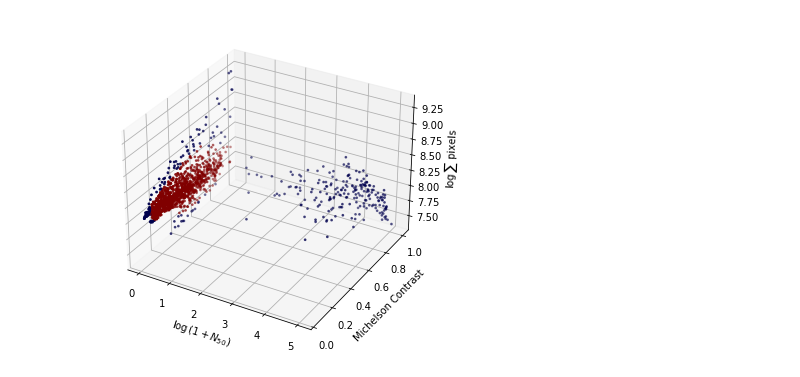
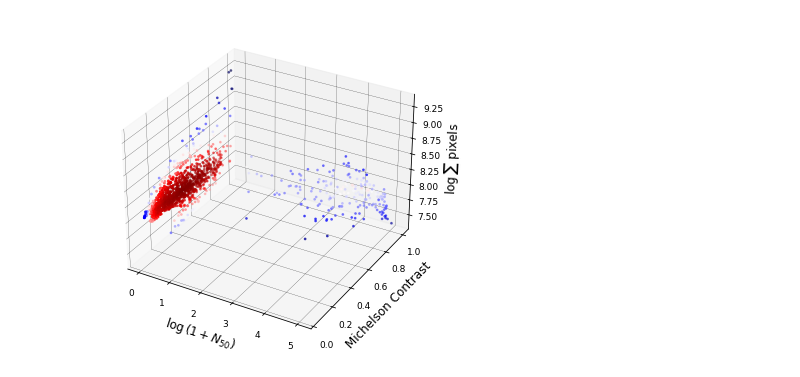
Before and after one commit to zhutchens1/rass-quality-determination, a Jupyter notebook: IsolationForest.ipynb, the cells around one changed output. Cells and saved outputs as stored; diff of their text form; code cells hidden in the pictures.

```diff
--- a/IsolationForest.ipynb
+++ b/IsolationForest.ipynb
@@ -12,6 +16,7 @@ features.loc[:,'sum_fit']=np.log10(features['sum']/np.median(features['sum']))
 model = IsolationForest()
 labels=model.fit_predict(features[['N50_fit','contrast_fit','sum_fit']])
 features['poor_quality_flag']=labels
+features['score']=model.score_samples(features[['N50_fit','contrast_fit','sum_fit']])
 
 print("Percentage of poor-quality images: {:0.2f}".format(100*np.sum((labels<0))/len(labels)))
 # %% [output]
@@ -46,10 +60,24 @@ plt.show()
 # %%
+%matplotlib inline
+from matplotlib import rcParams
+from matplotlib.ticker import MaxNLocator
+rcParams['axes.labelsize'] = 12
+rcParams['xtick.labelsize'] = 9
+rcParams['ytick.labelsize'] = 9
+rcParams['legend.fontsize'] = 9
+rcParams['font.family'] = 'sans-serif'
+rcParams['grid.color'] = 'k'
+rcParams['grid.linewidth'] = 0.2
+my_locator = MaxNLocator(6)
+
+
 fig = plt.figure(figsize=(7,6))
 ax = plt.axes(projection='3d')
-sc=ax.scatter3D(np.log10(1+features['N50']), features['contrast'], np.log10(features['sum']), s=3, c=features.poor_quality_flag, cmap='seismic')
+sc=ax.scatter3D(np.log10(1+features['N50']), features['contrast'], np.log10(features['sum']),s=3, c=features.score, cmap='seismic')
 ax.set_xlabel(r"$\log\left(1+N_{\rm 50}\right)$")
 ax.set_ylabel("Michelson Contrast")
 ax.set_zlabel(r"$\log \sum$ pixels")
+plt.savefig('./figures/IsolationForestResult3D.pdf')
 plt.show()
 # %% [output]
-[figure, old version]
+[figure, new version]
```
Also changed, not shown: parts of 12 cells of this notebook.
